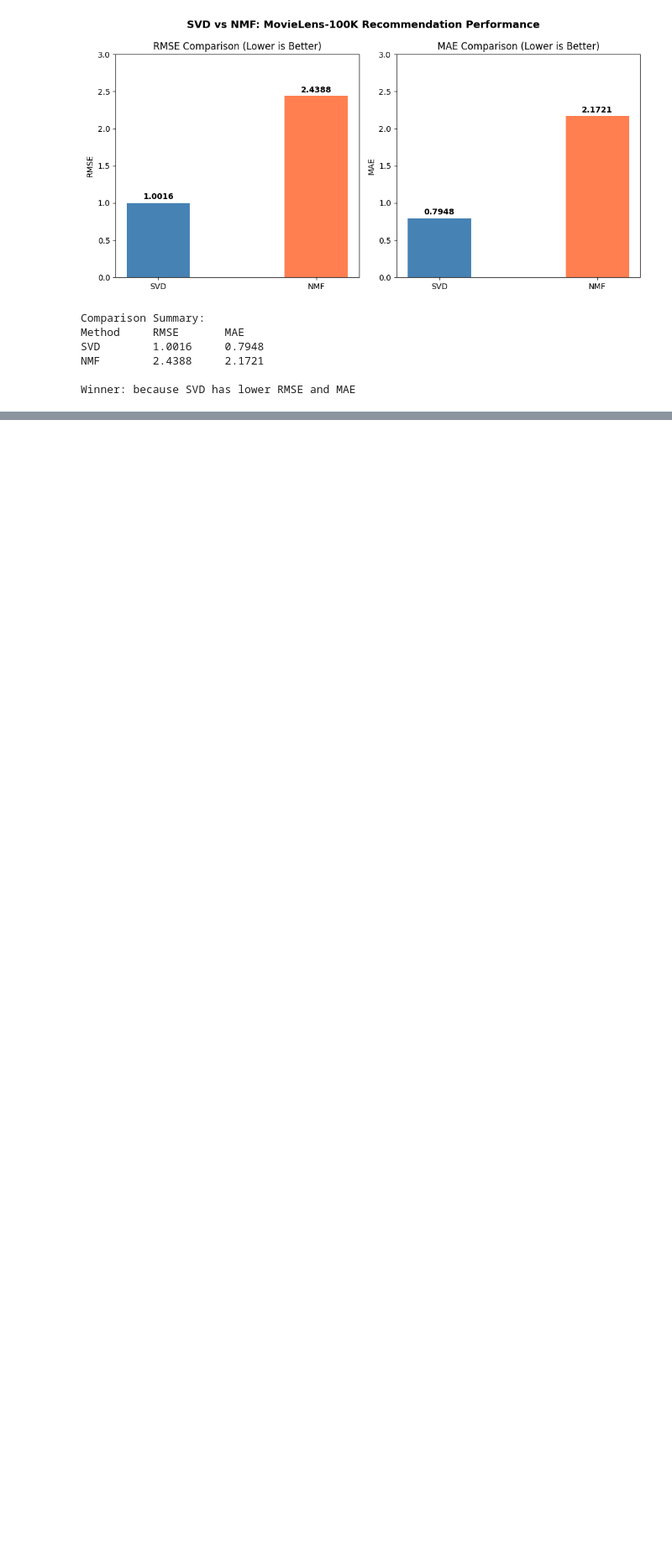
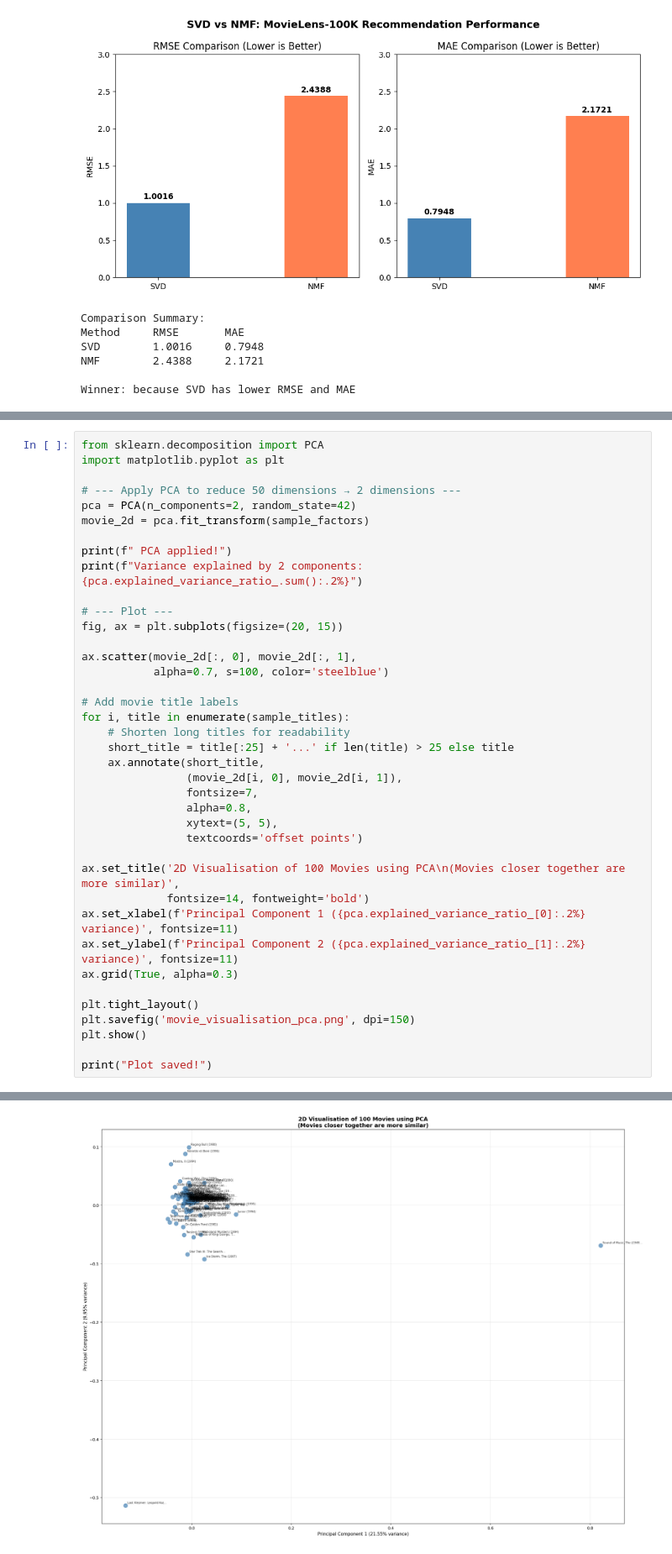
Before and after one commit to olivia-m96/comp8535-MovieRecommendation, a Jupyter notebook: comp8535.ipynb, the cells around one changed output, grey strips where cells are left out. Shown at 84% size. Saved outputs shown, nothing was run; the diff lists cells and outputs as text; blank space fills up the shorter version.

```diff
--- a/comp8535.ipynb
+++ b/comp8535.ipynb
@@ -363,0 +392,40 @@ Winner: because SVD has lower RMSE and MAE
+# %%
+from sklearn.decomposition import PCA
+import matplotlib.pyplot as plt
+
+# --- Apply PCA to reduce 50 dimensions → 2 dimensions ---
+pca = PCA(n_components=2, random_state=42)
+movie_2d = pca.fit_transform(sample_factors)
+
+print(f" PCA applied!")
+print(f"Variance explained by 2 components: {pca.explained_variance_ratio_.sum():.2%}")
+
+# --- Plot ---
+fig, ax = plt.subplots(figsize=(20, 15))
+
+ax.scatter(movie_2d[:, 0], movie_2d[:, 1],
+           alpha=0.7, s=100, color='steelblue')
+
+# Add movie title labels
+for i, title in enumerate(sample_titles):
+    # Shorten long titles for readability
+    short_title = title[:25] + '...' if len(title) > 25 else title
+    ax.annotate(short_title,
+                (movie_2d[i, 0], movie_2d[i, 1]),
+                fontsize=7,
+                alpha=0.8,
+                xytext=(5, 5),
+                textcoords='offset points')
+
+ax.set_title('2D Visualisation of 100 Movies using PCA\n(Movies closer together are more similar)',
+             fontsize=14, fontweight='bold')
+ax.set_xlabel(f'Principal Component 1 ({pca.explained_variance_ratio_[0]:.2%} variance)', fontsize=11)
+ax.set_ylabel(f'Principal Component 2 ({pca.explained_variance_ratio_[1]:.2%} variance)', fontsize=11)
+ax.grid(True, alpha=0.3)
+
+plt.tight_layout()
+plt.savefig('movie_visualisation_pca.png', dpi=150)
+plt.show()
+
+print("Plot saved!")
+# %% [output]
@@ -363,0 +434 @@ Winner: because SVD has lower RMSE and MAE
+[figure, added]
```
Also changed, not shown: parts of 8 cells of this notebook.
